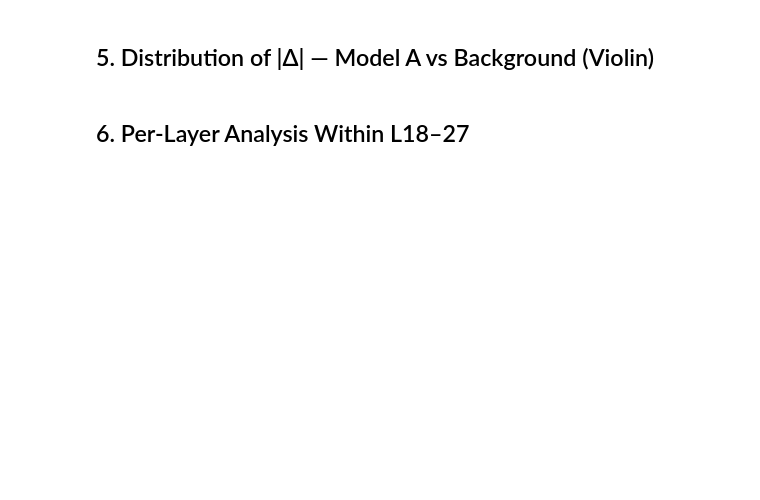
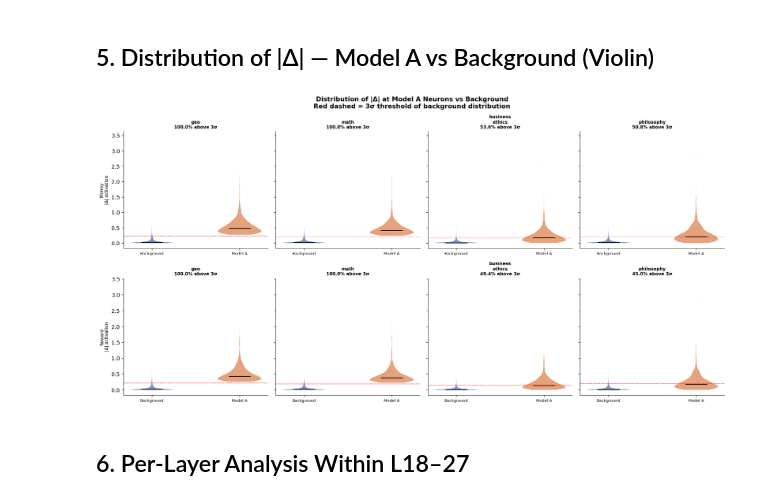
Before and after one commit to Precioux/Anhedonic-AI, a Jupyter notebook: Experiment1/phase6/modelA_phase6_analysis.ipynb, the cells around one changed output. Saved outputs shown, nothing was run; the diff lists cells and outputs as text; code cells hidden in the pictures; blank space fills up the shorter version.

Commit message:
phase6 vs phase 4

```diff
--- a/Experiment1/phase6/modelA_phase6_analysis.ipynb
+++ b/Experiment1/phase6/modelA_phase6_analysis.ipynb
@@ -32,7 +32,7 @@ PHASE4_ACT_DIR = "/mnt/upschrimpf2/scratch/mahdipou/models/Anhedonic-AI/Experime
 PHASE6_ACT_DIR = "/mnt/upschrimpf2/scratch/mahdipou/models/Anhedonic-AI/Experiment1/phase6/activations"  # adjust if needed
 
 # neurons_A.json — from model-A-18-27.py working directory
-NEURONS_A_JSON = "/mnt/upschrimpf2/scratch/mahdipou/models/Anhedonic-AI/Experiment1/phase4/extraction/neurons_A.json"
+NEURONS_A_JSON = "/mnt/upschrimpf2/scratch/mahdipou/models/Anhedonic-AI/Experiment1/phase5/neurons_A.json"
 
 # Model A target layers
 MODEL_A_LAYERS = list(range(18, 28))   # 18–27 inclusive
@@ -214,34 +250,42 @@ for row_i, cond in enumerate(CONDITIONS):
 
         # Subsample background to keep plot fast
         rng = np.random.default_rng(42)
         bg_sample = rng.choice(bg, size=min(len(ma)*5, len(bg)), replace=False)
 
         data_plot = [bg_sample, ma]
         vp = ax.violinplot(data_plot, positions=[0, 1], showmedians=True,
                            showextrema=False)
         vp['bodies'][0].set_facecolor(COLORS['background'])
         vp['bodies'][1].set_facecolor(COLORS['model_a'])
         for b in vp['bodies']: b.set_alpha(0.75)
         vp['cmedians'].set_color('black')
 
         # 3σ line of background
         sigma3 = 3 * bg.std()
         ax.axhline(sigma3, color='red', linewidth=1, linestyle='--', alpha=0.7, label='3σ bg')
 
         pct_above = (ma > sigma3).mean() * 100
         ax.set_xticks([0, 1])
         ax.set_xticklabels(['Background', 'Model A'], fontsize=8)
-        ax.set_title(f"{domain.replace('_','\n')}\n{pct_above:.1f}% above 3σ",
+
+        # --- اصلاح نهایی برای رفع خطای f-string و backslash ---
+        # ابتدا متن جایگزین شده را در یک متغیر می‌ریزیم
+        clean_title = domain.replace('_', '\n')
+        # حالا از آن متغیر در f-string استفاده می‌کنیم
+        ax.set_title(f"{clean_title}\n{pct_above:.1f}% above 3σ",
                      fontsize=9, fontweight='bold')
+
         if col_i == 0:
             ax.set_ylabel(f'{cond.capitalize()}\n|Δ| activation', fontsize=9)
 
 plt.suptitle('Distribution of |Δ| at Model A Neurons vs Background\n'
              'Red dashed = 3σ threshold of background distribution',
              fontsize=13, fontweight='bold')
 plt.tight_layout()
 plt.savefig('modelA_fig2_distributions.png', bbox_inches='tight')
 plt.show()
+# %% [output]
+[figure, added]
 # %% [markdown]
 ## 6. Per-Layer Analysis Within L18–27
 # %%
```
Also changed, not shown: parts of 8 cells of this notebook, 15 other files.
